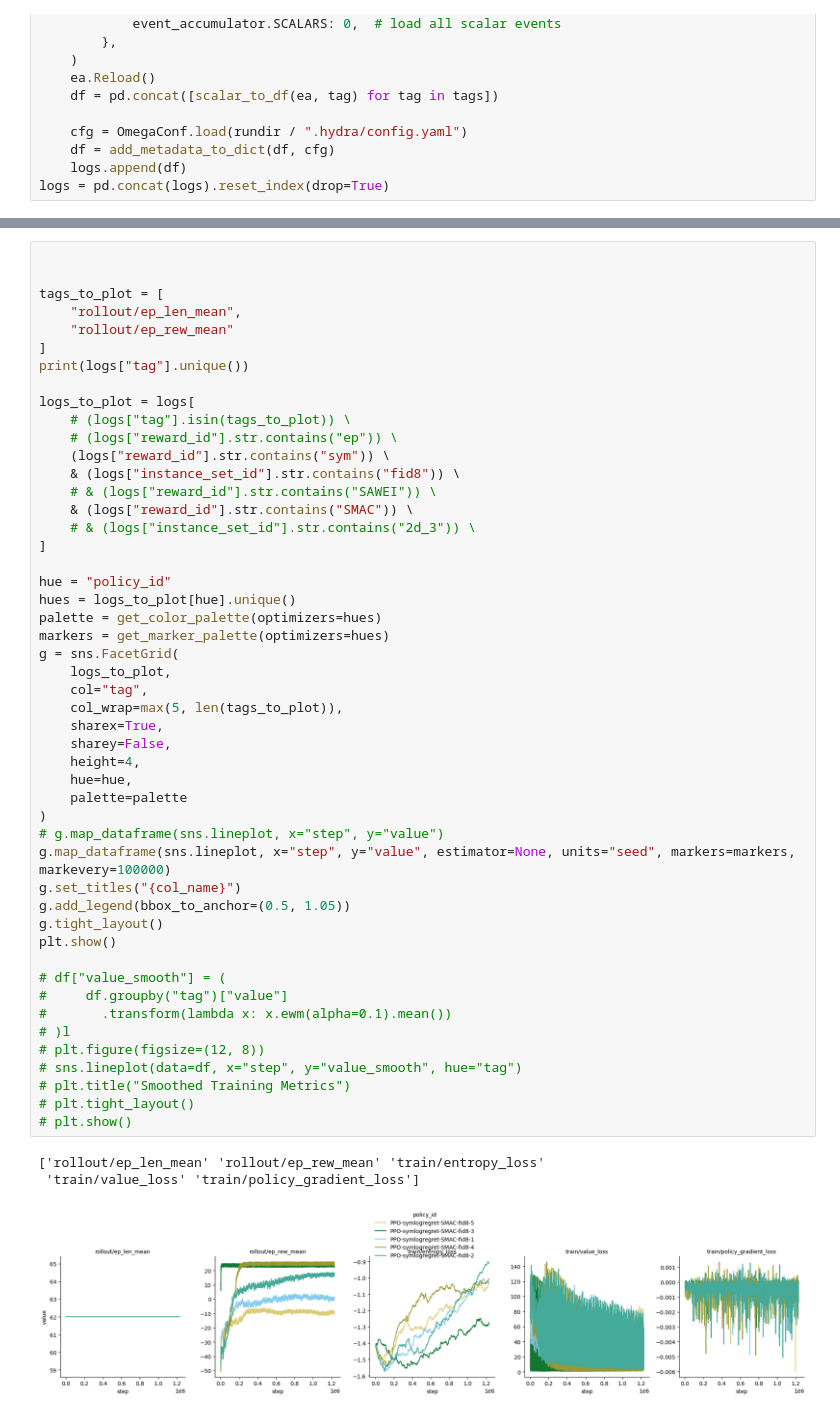
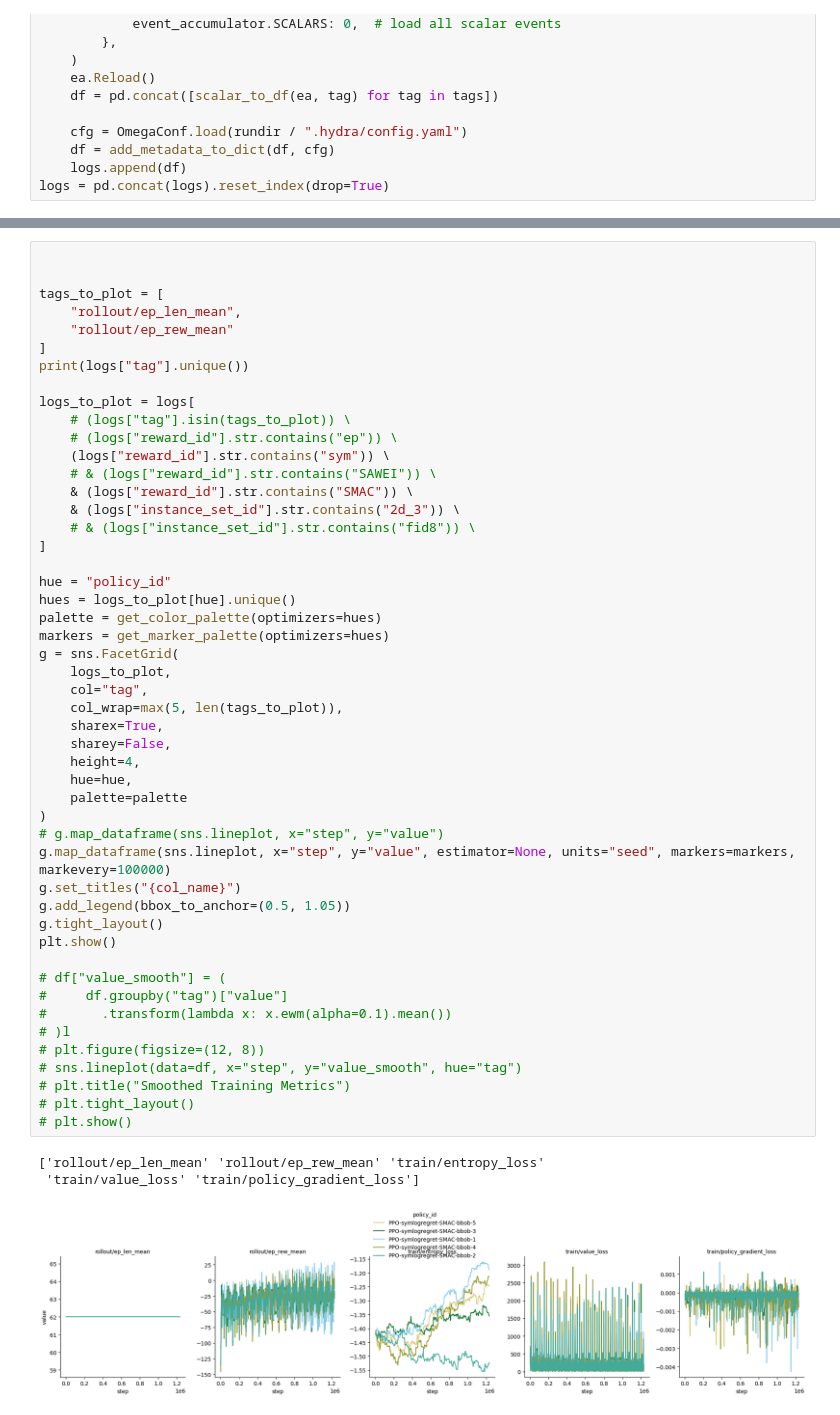
Before and after one commit to automl-private/dacboenv, a Jupyter notebook: notebooks/inspect_training.ipynb, the cells around one changed output, grey strips where cells are left out. Drawn from its saved outputs; the diff is of its cells as text.

```diff
--- a/notebooks/inspect_training.ipynb
+++ b/notebooks/inspect_training.ipynb
@@ -108,10 +108,10 @@ logs_to_plot = logs[
     # (logs["tag"].isin(tags_to_plot)) \
     # (logs["reward_id"].str.contains("ep")) \
     (logs["reward_id"].str.contains("sym")) \
-    & (logs["instance_set_id"].str.contains("fid8")) \
     # & (logs["reward_id"].str.contains("SAWEI")) \
     & (logs["reward_id"].str.contains("SMAC")) \
-    # & (logs["instance_set_id"].str.contains("2d_3")) \
+    & (logs["instance_set_id"].str.contains("2d_3")) \
+    # & (logs["instance_set_id"].str.contains("fid8")) \
 ]
 
 hue = "policy_id"
@@ -120,31 +120,31 @@ palette = get_color_palette(optimizers=hues)
 markers = get_marker_palette(optimizers=hues)
 g = sns.FacetGrid(
     logs_to_plot,
     col="tag",
     col_wrap=max(5, len(tags_to_plot)),
     sharex=True,
     sharey=False,
     height=4,
     hue=hue,
     palette=palette
 )
 # g.map_dataframe(sns.lineplot, x="step", y="value")
 g.map_dataframe(sns.lineplot, x="step", y="value", estimator=None, units="seed", markers=markers, markevery=100000)
 g.set_titles("{col_name}")
 g.add_legend(bbox_to_anchor=(0.5, 1.05))
 g.tight_layout()
 plt.show()
 
 # df["value_smooth"] = (
 #     df.groupby("tag")["value"]
 #       .transform(lambda x: x.ewm(alpha=0.1).mean())
 # )l
 # plt.figure(figsize=(12, 8))
 # sns.lineplot(data=df, x="step", y="value_smooth", hue="tag")
 # plt.title("Smoothed Training Metrics")
 # plt.tight_layout()
 # plt.show()
 # %% [output]
 ['rollout/ep_len_mean' 'rollout/ep_rew_mean' 'train/entropy_loss'
  'train/value_loss' 'train/policy_gradient_loss']
-[figure, old version]
+[figure, new version]
```
Also changed, not shown: parts of 1 cell of this notebook, 1 other file.
